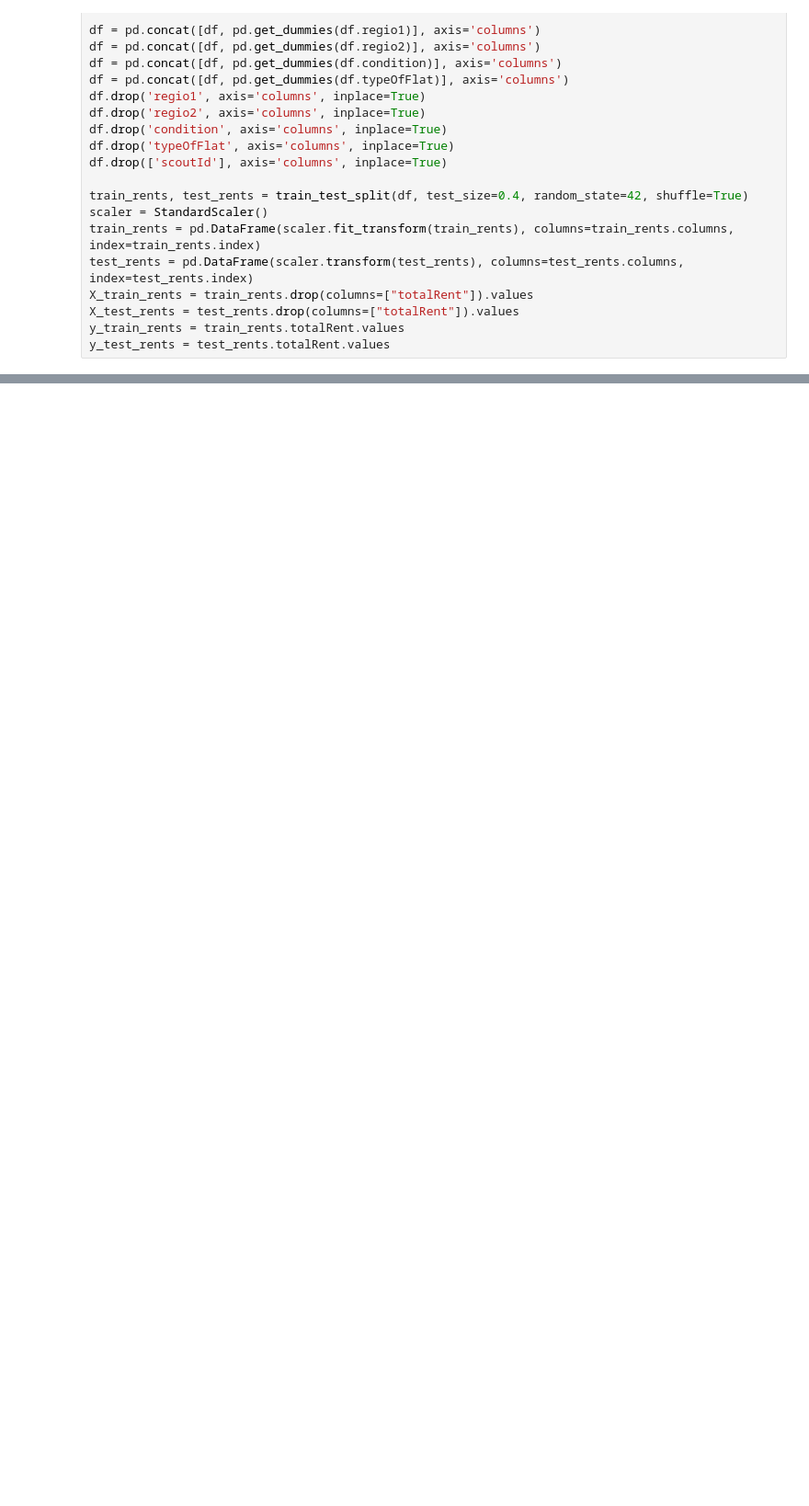
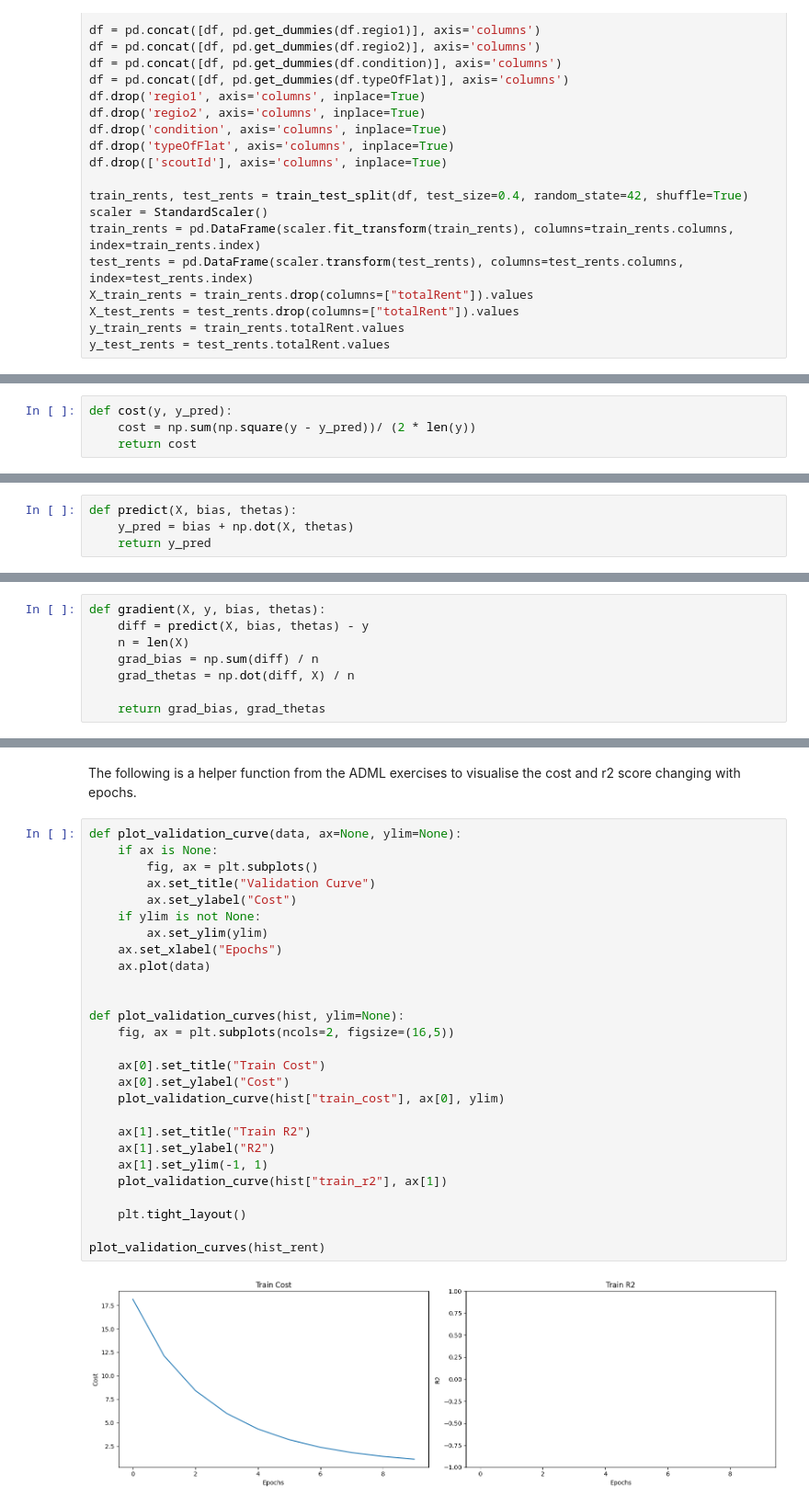
Before and after one commit to huslar58/LR_tenseal, a Jupyter notebook: Plain_LR.ipynb, the cells around one changed output, grey strips where cells are left out. Shown: that part at 92% size. Cells and saved outputs as stored; diff of their text form; blank space fills up the shorter version.

```diff
--- a/Plain_LR.ipynb
+++ b/Plain_LR.ipynb
@@ -67,0 +83,4 @@ y_test_rents = test_rents.totalRent.values
+# %%
+def cost(y, y_pred):
+    cost = np.sum(np.square(y - y_pred))/ (2 * len(y))
+    return cost
@@ -67,0 +91,4 @@ y_test_rents = test_rents.totalRent.values
+# %%
+def predict(X, bias, thetas):
+    y_pred = bias + np.dot(X, thetas)
+    return y_pred
@@ -67,0 +103,8 @@ y_test_rents = test_rents.totalRent.values
+# %%
+def gradient(X, y, bias, thetas):
+    diff = predict(X, bias, thetas) - y
+    n = len(X)
+    grad_bias = np.sum(diff) / n
+    grad_thetas = np.dot(diff, X) / n
+
+    return grad_bias, grad_thetas
@@ -67,0 +193,31 @@ y_test_rents = test_rents.totalRent.values
+# %% [markdown]
+The following is a helper function from the ADML exercises to visualise the cost and r2 score changing with epochs.
+# %%
+def plot_validation_curve(data, ax=None, ylim=None):
+    if ax is None:
+        fig, ax = plt.subplots()
+        ax.set_title("Validation Curve")
+        ax.set_ylabel("Cost")
+    if ylim is not None:
+        ax.set_ylim(ylim)
+    ax.set_xlabel("Epochs")
+    ax.plot(data)
+
+
+def plot_validation_curves(hist, ylim=None):
+    fig, ax = plt.subplots(ncols=2, figsize=(16,5))
+
+    ax[0].set_title("Train Cost")
+    ax[0].set_ylabel("Cost")
+    plot_validation_curve(hist["train_cost"], ax[0], ylim)
+
+    ax[1].set_title("Train R2")
+    ax[1].set_ylabel("R2")
+    ax[1].set_ylim(-1, 1)
+    plot_validation_curve(hist["train_r2"], ax[1])
+
+    plt.tight_layout()
+
+plot_validation_curves(hist_rent)
+# %% [output]
+[figure, added]
```
Also changed, not shown: parts of 11 cells of this notebook, 2 other files.
